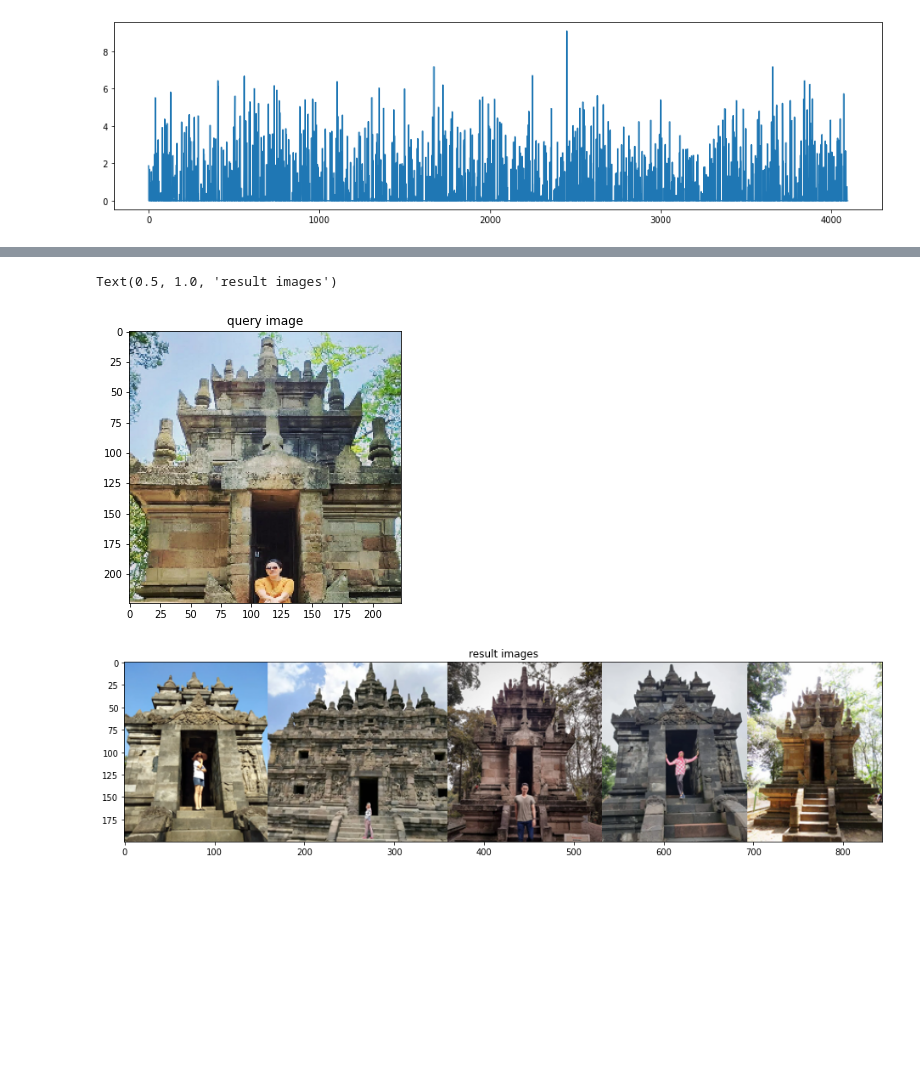
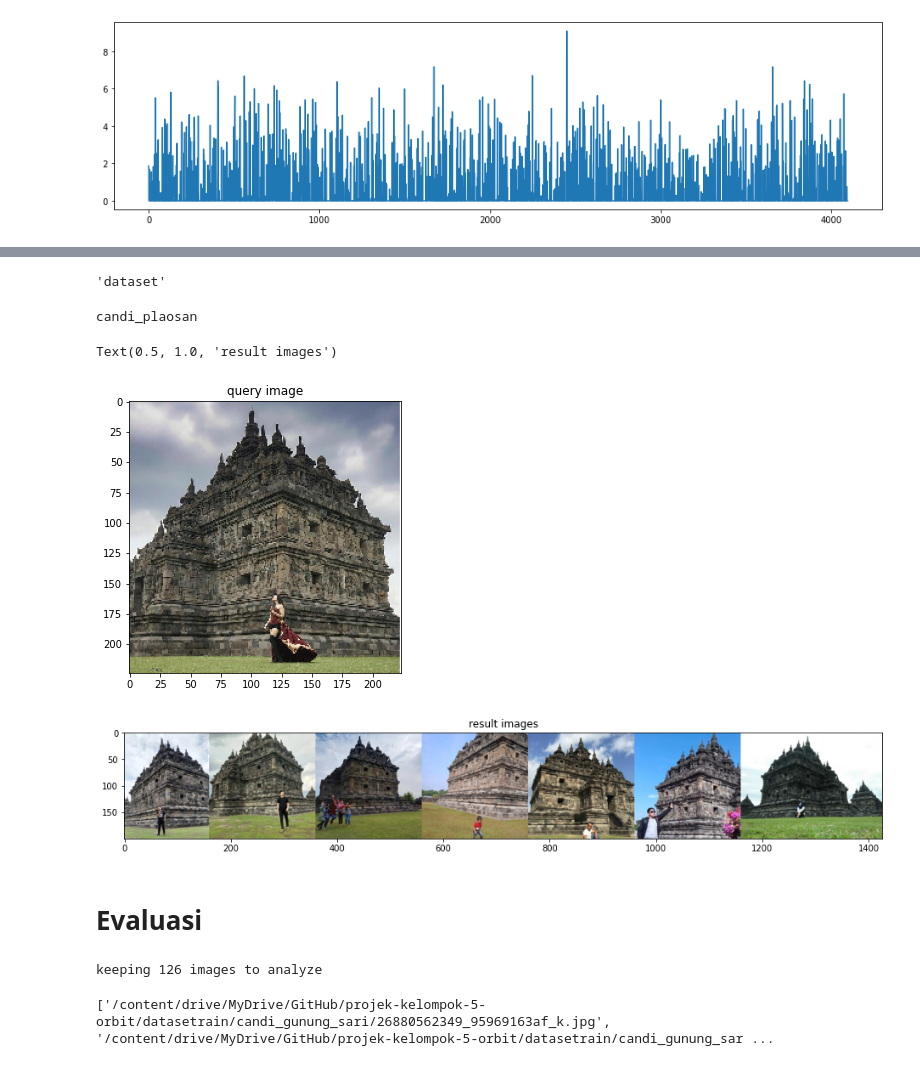
Before and after one commit to isdebesl/projek-kelompok-5-orbit, a Jupyter notebook: Ngorbit.ipynb, the cells around one changed output, grey strips where cells are left out. Drawn from its saved outputs; the diff is of its cells as text; code cells hidden in the pictures; blank space fills up the shorter version.

```diff
--- a/Ngorbit.ipynb
+++ b/Ngorbit.ipynb
@@ -176,40 +193,55 @@ idx_closest = sorted(range(len(similar_idx)), key=lambda k: similar_idx[k])[1:6]
+# %%
+path = pathlib.PurePath('/content/drive/MyDrive/GitHub/projek-kelompok-5-orbit/dataset/candi_banyunibo')
+path.parent.name
+# %% [output]
+'dataset'
 # %%
-def get_closest_images(query_image_idx, num_results=5):
-    distances = [ distance.cosine(pca_features[query_image_idx], feat) for feat in pca_features ]
-    idx_closest = sorted(range(len(distances)), key=lambda k: distances[k])[1:num_results+1]
-    return idx_closest
-
 def get_concatenated_images(indexes, thumb_height):
     thumbs = []
+    labels = []
     for idx in indexes:
         img = image.load_img(images[idx])
+
+#        print(images[idx])
+        path = pathlib.PurePath(images[idx])
+        #print(path.parent.name)
         img = img.resize((int(img.width * thumb_height / img.height), thumb_height))
         thumbs.append(img)
+        labels.append(path.parent.name)
     concat_image = np.concatenate([np.asarray(t) for t in thumbs], axis=1)
-    return concat_image
+    return concat_image, labels
+# %%
+pick = open('features.p', 'rb')
+data = pickle.load(pick)
+pick.close()
+# %%
+def most_frequent(List):
+    return max(set(List), key = List.count)
 # %%
 # load image and extract features
-new_image, x = load_image("/content/drive/MyDrive/GitHub/projek-kelompok-5-orbit/awd.png")
+new_image, x = load_image("/content/drive/MyDrive/GitHub/projek-kelompok-5-orbit/sa.png")
 new_features = feat_extractor.predict(x)
 
 # project it into pca space
-new_pca_features = pca.transform(new_features)[0]
+new_pca_features = data[2].transform(new_features)[0]
 
 # calculate its distance to all the other images pca feature vectors
-distances = [ distance.cosine(new_pca_features, feat) for feat in pca_features ]
-idx_closest = sorted(range(len(distances)), key=lambda k: distances[k])[0:5]  # grab first 5
-results_image = get_concatenated_images(idx_closest, 200)
+distances = [ distance.cosine(new_pca_features, feat) for feat in data[1] ]
+idx_closest = sorted(range(len(distances)), key=lambda k: distances[k])[0:7]  # grab first 5
+results_image, labels = get_concatenated_images(idx_closest, 200)
+print(most_frequent(labels))
 
 # display the results
 plt.figure(figsize = (5,5))
 plt.imshow(new_image)
 plt.title("query image")
 
 # display the resulting images
 plt.figure(figsize = (16,12))
 plt.imshow(results_image)
 plt.title("result images")
 # %% [output]
-Text(0.5, 1.0, 'result images')
+candi_plaosan
+Text(0.5, 1.0, 'result images')
-[figure, old version]
+[figure, new version]
-[figure, old version]
+[figure, new version]
@@ -215,0 +292,17 @@ Text(0.5, 1.0, 'result images')
+# %% [markdown]
+# Evaluasi
+# %%
+images_path_train = '/content/drive/MyDrive/GitHub/projek-kelompok-5-orbit/datasetrain/'
+max_num_images = 10000
+
+images_train = [os.path.join(dp, f) for dp, dn, filenames in os.walk(images_path_train) for f in filenames if os.path.splitext(f)[1].lower() in image_extensions]
+if max_num_images < len(images_train):
+    images_train = [images_train[i] for i in sorted(random.sample(xrange(len(images)), max_num_images))]
+
+print("keeping %d images to analyze" % len(images_train))
+# %% [output]
+keeping 126 images to analyze
+# %%
+print(images_train)
+# %% [output]
+['/content/drive/MyDrive/GitHub/projek-kelompok-5-orbit/datasetrain/candi_gunung_sari/26880562349_95969163af_k.jpg', '/content/drive/MyDrive/GitHub/projek-kelompok-5-orbit/datasetrain/candi_gunung_sar ...
```
Also changed, not shown: parts of 25 cells of this notebook.
